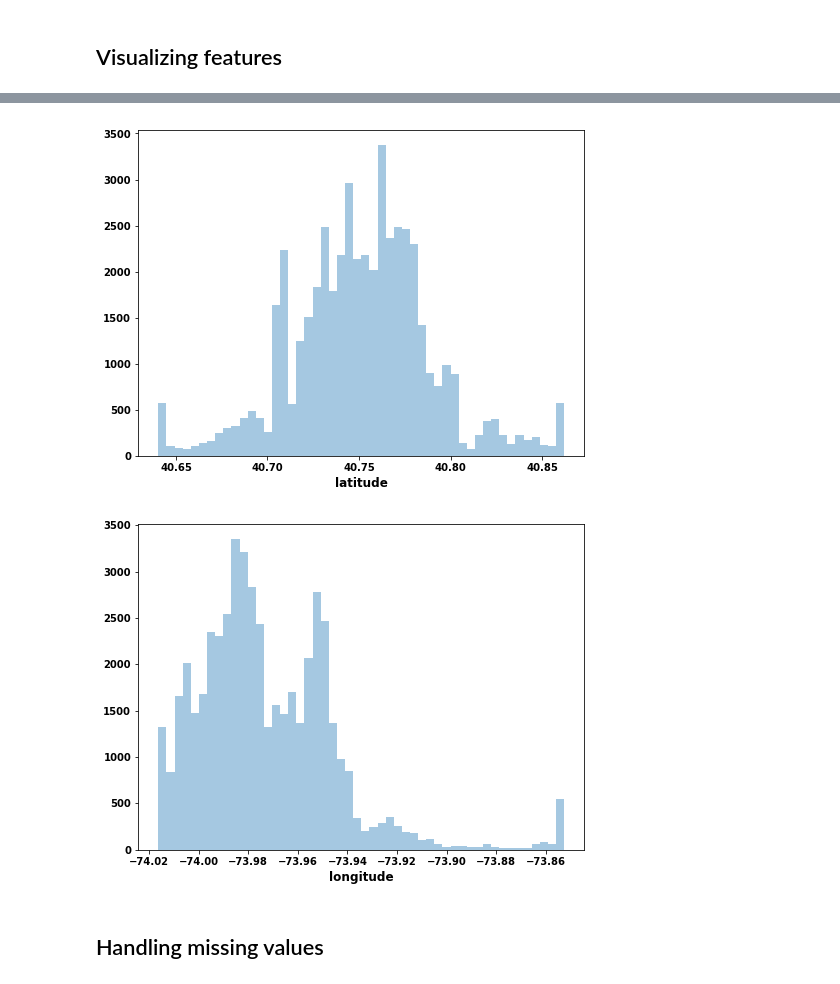
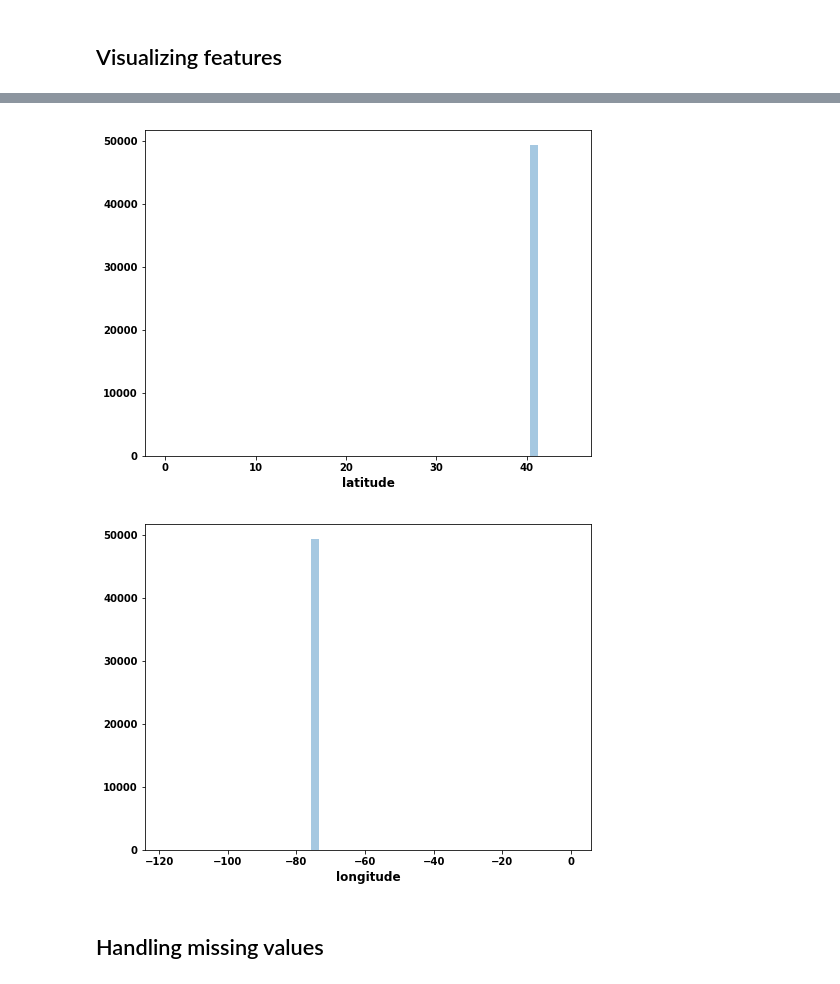
Before and after one commit to taryn-c/CMPT459-Project, a Jupyter notebook: sad_mining1.ipynb, the cells around one changed output, grey strips where cells are left out. Cells and saved outputs as stored; diff of their text form; code cells hidden in the pictures.

```diff
--- a/sad_mining1.ipynb
+++ b/sad_mining1.ipynb
@@ -141,21 +141,21 @@ plt.show()
 # %%
 plt.figure(figsize=(8,6))
-sns.distplot(train_df.latitude.values, bins=50, kde=False)
+sns.distplot(train_df.latitude.values, kde=False)
 plt.xlabel('latitude', fontsize=12, fontweight='bold')
 plt.xticks(fontweight='bold')
 plt.yticks(fontweight='bold')
 plt.show()
 # %% [output]
-[figure, old version]
+[figure, new version]
 # %%
 plt.figure(figsize=(8,6))
-sns.distplot(train_df.longitude.values, bins=50, kde=False)
+sns.distplot(train_df.longitude.values, kde=False)
 plt.xlabel('longitude', fontsize=12, fontweight='bold')
 plt.xticks(fontweight='bold')
 plt.yticks(fontweight='bold')
 plt.show()
 # %% [output]
-[figure, old version]
+[figure, new version]
 # %% [markdown]
 ## Handling missing values
 # %%
```
Also changed, not shown: parts of 21 cells of this notebook.
